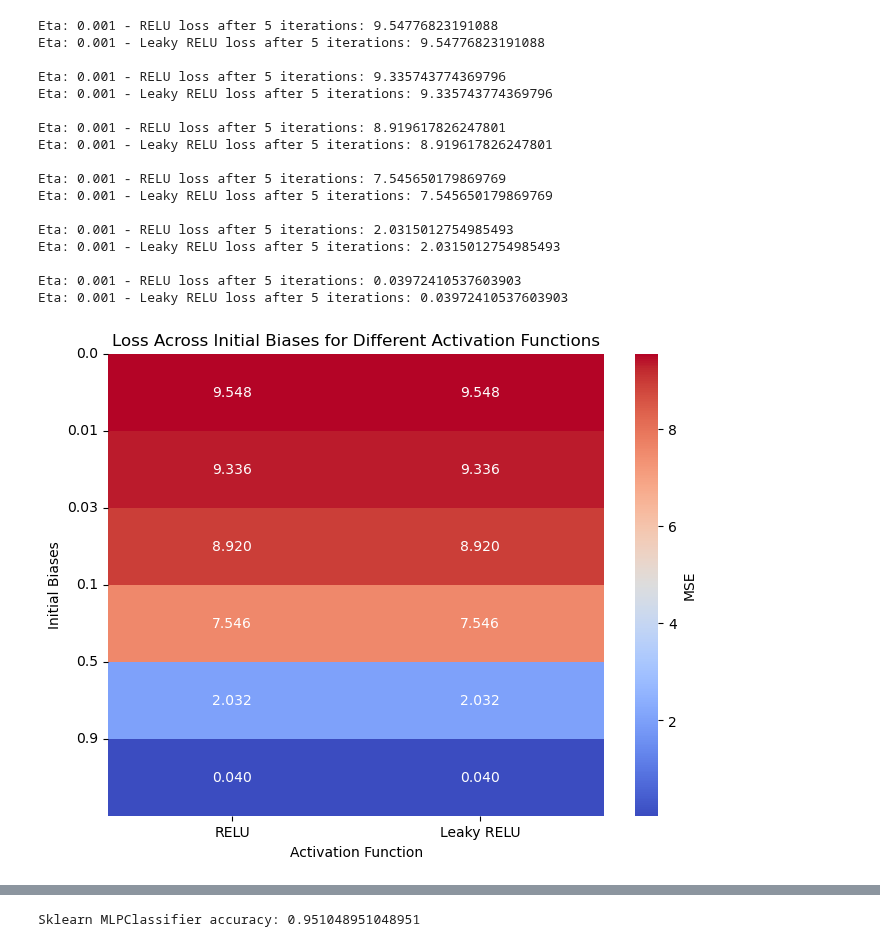
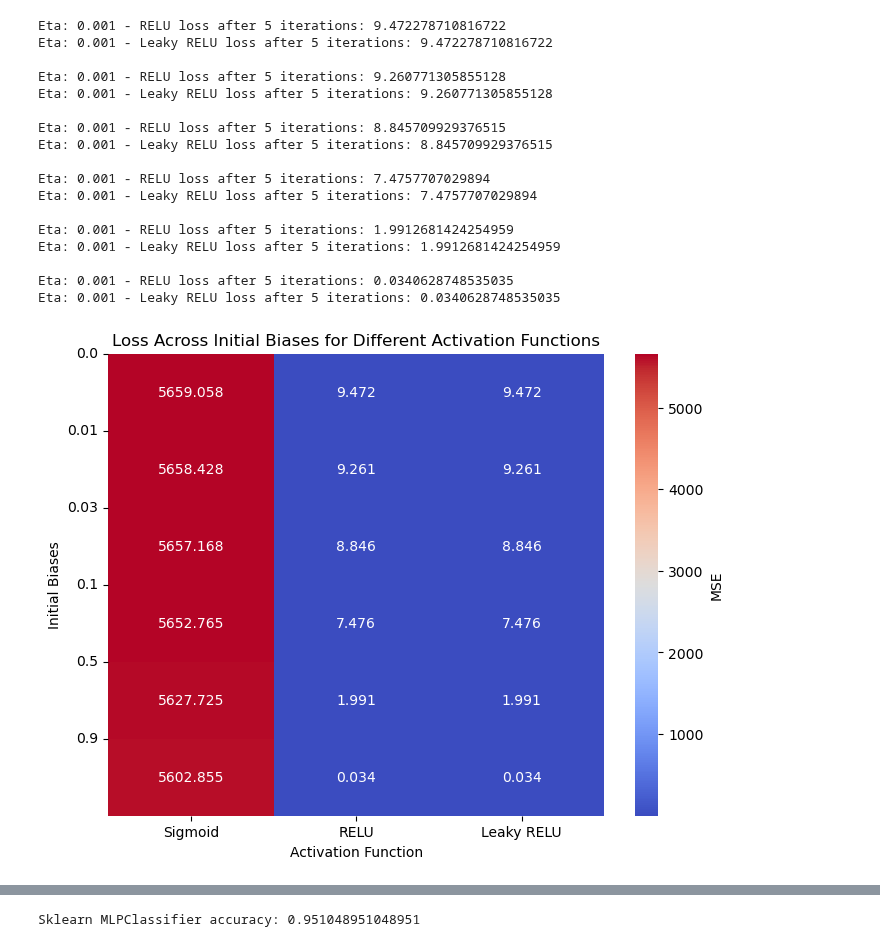
Before and after one commit to hellegje/fys-stk4155, a Jupyter notebook: Project2/Project2.ipynb, the cells around one changed output, grey strips where cells are left out. Cells and saved outputs as stored; diff of their text form; code cells hidden in the pictures.

```diff
--- a/Project2/Project2.ipynb
+++ b/Project2/Project2.ipynb
@@ -866,7 +871,7 @@ y += random.normal(0, 100, y.shape)
 
 #Skipping Sigmoid here as it needs a lot more iterations in order to get to zero
 loss_data = {
-    #"Sigmoid": [],
+    "Sigmoid": [],
     "RELU": [],
     "Leaky RELU": []
 }
@@ -874,9 +879,9 @@ loss_data = {
 initial_bias = [0, 0.01, 0.03, 0.1, 0.5, 0.9]
 for bias in initial_bias:
     #Sigmoid:
-    # sigmoid_model = nn.NeuralNetwork(nn.CostFunction.MSE, random_state=0, hidden_bias=bias, output_bias=bias)   #Sets a random seed so we get the same initial weights for each model and initial learning rate
-    # epoch, loss_sigmoid = sigmoid_model.train(x, y, epochs=5, learning_rate=0.1) #Reducing nr of epochs to get more variation in results
-    # loss_data["Sigmoid"].append(loss_sigmoid)
+    sigmoid_model = nn.NeuralNetwork(x, y, nn.CostFunction.MSE, random_state=0, hidden_bias=bias, output_bias=bias)   #Sets a random seed so we get the same initial weights for each model and initial learning rate
+    epoch, loss_sigmoid = sigmoid_model.train(epochs=5, learning_rate=0.1) #Reducing nr of epochs to get more variation in results
+    loss_data["Sigmoid"].append(loss_sigmoid)
 
     # print(f"Eta: {0.1} - Sigmoid loss after {epoch} iterations: {loss_sigmoid}")
 
@@ -888,46 +893,46 @@ for bias in initial_bias:
     print(f"Eta: {0.001} - RELU loss after {epoch} iterations: {loss_relu}")
 
     #LeakyRELU:
     leaky_relu_model = nn.NeuralNetwork(x, y, nn.CostFunction.MSE, hidden_activation=nn.ActivationFunction.LeakyRELU, random_state=0, hidden_bias=bias, output_bias=bias)
     epoch, loss_leaky = leaky_relu_model.train(epochs=5, learning_rate=0.001)
     loss_data["Leaky RELU"].append(loss_leaky)
 
     print(f"Eta: {0.001} - Leaky RELU loss after {epoch} iterations: {loss_leaky}")
     print()
 #TODO: Set a stop condition and see which one reaches an answer the quickest
 
 
 # Create a DataFrame from the collected loss data
 loss_df = pd.DataFrame(loss_data, index=initial_bias) #TODO: This should really be the actual initial weight nrs
 
 # Plot the heatmap
 plt.figure(figsize=(8, 6))
 sns.heatmap(loss_df, annot=True, fmt=".3f", cmap="coolwarm", cbar_kws={'label': 'MSE'})
 plt.title("Loss Across Initial Biases for Different Activation Functions")
 plt.xlabel("Activation Function")
 plt.ylabel("Initial Biases")
 plt.xticks(ticks=np.arange(0.5, len(loss_df.columns)), labels=loss_df.columns, rotation=0)
 plt.yticks(ticks=np.arange(len(initial_bias)), labels=loss_df.index, rotation=0)
 plt.show()
 # %% [output]
-Eta: 0.001 - RELU loss after 5 iterations: 9.54776823191088
-Eta: 0.001 - Leaky RELU loss after 5 iterations: 9.54776823191088
+Eta: 0.001 - RELU loss after 5 iterations: 9.472278710816722
+Eta: 0.001 - Leaky RELU loss after 5 iterations: 9.472278710816722
 
-Eta: 0.001 - RELU loss after 5 iterations: 9.335743774369796
-Eta: 0.001 - Leaky RELU loss after 5 iterations: 9.335743774369796
+Eta: 0.001 - RELU loss after 5 iterations: 9.260771305855128
+Eta: 0.001 - Leaky RELU loss after 5 iterations: 9.260771305855128
 
-Eta: 0.001 - RELU loss after 5 iterations: 8.919617826247801
-Eta: 0.001 - Leaky RELU loss after 5 iterations: 8.919617826247801
+Eta: 0.001 - RELU loss after 5 iterations: 8.845709929376515
+Eta: 0.001 - Leaky RELU loss after 5 iterations: 8.845709929376515
 
-Eta: 0.001 - RELU loss after 5 iterations: 7.545650179869769
-Eta: 0.001 - Leaky RELU loss after 5 iterations: 7.545650179869769
+Eta: 0.001 - RELU loss after 5 iterations: 7.4757707029894
+Eta: 0.001 - Leaky RELU loss after 5 iterations: 7.4757707029894
 
-Eta: 0.001 - RELU loss after 5 iterations: 2.0315012754985493
-Eta: 0.001 - Leaky RELU loss after 5 iterations: 2.0315012754985493
+Eta: 0.001 - RELU loss after 5 iterations: 1.9912681424254959
+Eta: 0.001 - Leaky RELU loss after 5 iterations: 1.9912681424254959
 
-Eta: 0.001 - RELU loss after 5 iterations: 0.03972410537603903
-Eta: 0.001 - Leaky RELU loss after 5 iterations: 0.03972410537603903
+Eta: 0.001 - RELU loss after 5 iterations: 0.0340628748535035
+Eta: 0.001 - Leaky RELU loss after 5 iterations: 0.0340628748535035
-[figure, old version]
+[figure, new version]
 # %%
 #Picking the best learning rates for each model, test different nr of iterations
 #TODO: Should really just run it once and get an output for each iteration and plot as a graph as seen in a, but then need to store output in the model, and can't be arsed right now
```
Also changed, not shown: parts of 26 cells of this notebook, 25 other files.
